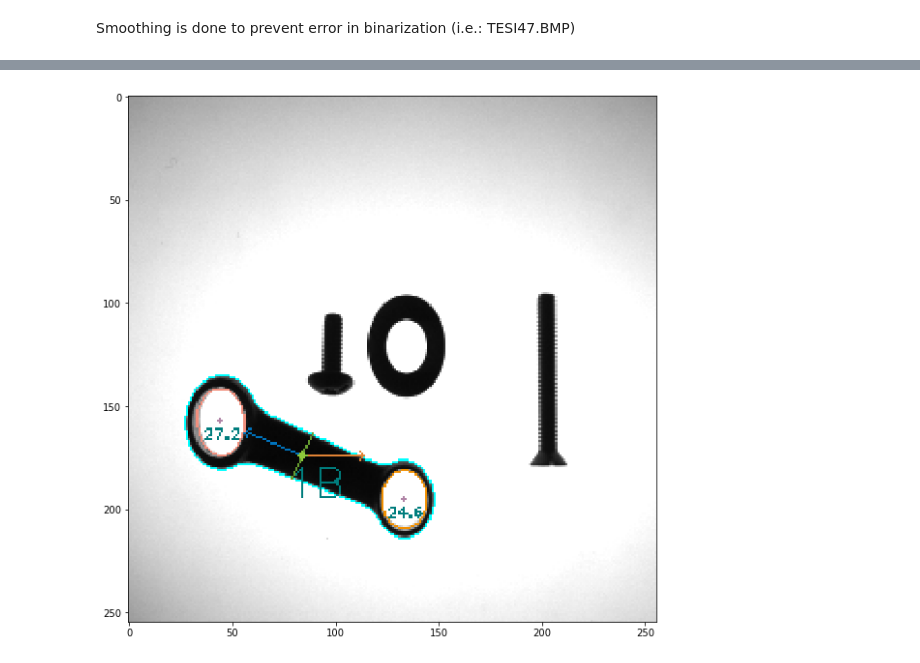
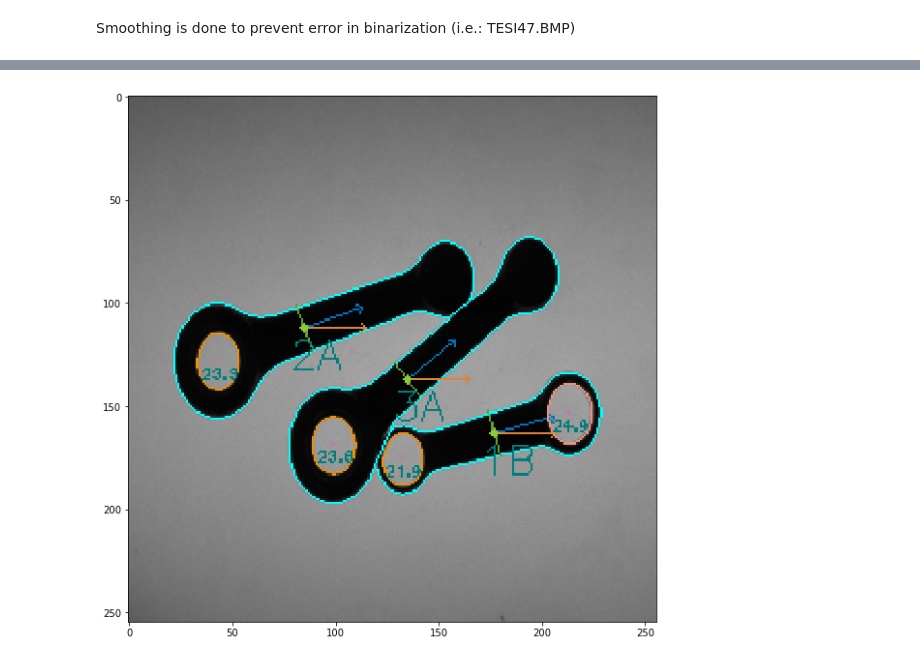
Before and after one commit to ggattoni/RodsInspection, a Jupyter notebook: Rods.ipynb, the cells around one changed output, grey strips where cells are left out. Cells and saved outputs as stored; diff of their text form; code cells hidden in the pictures.

```diff
--- a/Rods.ipynb
+++ b/Rods.ipynb
@@ -8,5 +6,5 @@ from scipy.spatial.distance import euclidean
 # %%
-img = cv2.imread('images/TESI49.BMP')
+img = cv2.imread('images/TESI51.BMP')
 imgGray = cv2.cvtColor(img, cv2.COLOR_BGR2GRAY)
 plt.imshow(img, cmap='gray');
 # %% [output]
@@ -73,0 +150,11 @@ indexes = np.where(allHierarchy[:, 3] == 0)[0]
+# %%
+if defectsFound:
+    # imgBorderIndex = np.argmax([cv2.contourArea(cnt) for cnt in contours])
+    allCorrContours = np.delete(corrContours, 0)
+    allCorrHierarchy = np.delete(corrHierarchy.reshape((-1, 4)), 0, axis=0)
+
+    corrContoursImg = img.copy()
+
+    cv2.drawContours(corrContoursImg, allCorrContours, -1, (0, 255, 255), 1)
+    plt.figure(figsize=(20, 20))
+    plt.imshow(corrContoursImg);
@@ -73,0 +163,10 @@ indexes = np.where(allHierarchy[:, 3] == 0)[0]
+# %%
+if defectsFound:
+    # Filter the outer contours and noise
+    rodsCorrContours = allCorrContours[allCorrHierarchy[:, 3] == 0]
+
+    rodsCorrContoursImg = img.copy()
+
+    cv2.drawContours(rodsCorrContoursImg, rodsCorrContours, -1, (0, 255, 255), 1)
+    plt.figure(figsize=(20, 20))
+    plt.imshow(rodsCorrContoursImg);
@@ -74,4 +175,11 @@ indexes = np.where(allHierarchy[:, 3] == 0)[0]
 # %%
+if defectsFound:
+    allContours = allCorrContours
+    rodsContours = rodsCorrContours
+    allHierarchy = allCorrHierarchy
+
+indexes = np.where(allHierarchy[:, 3] == 0)[0]
+
 posImg = img.copy()
 rodIndex = 1
 rodsSpecs = []
@@ -107,15 +215,13 @@ for i, cnt in enumerate(rodsContours):
         # cv2.drawContours(posImg, [box], 0, (242, 183, 159), 1)
 
         # Compute angle, lenght and width
-        (x, y), (length, width), angle = cv2.fitEllipse(cnt)
+        (x, y), (width, length), angle = cv2.fitEllipse(cnt)
         angle = int(180 + ((angle % 180) - 90) * (-1)) % 180
         rodsDict['angle'] = angle % 180
-        rodsDict['length'] = round(width, 2)
-        rodsDict['width'] = round(length, 2)
+        rodsDict['length'] = round(length, 2)
+        rodsDict['width'] = round(width, 2)
         arrowLength = 30
         radians = - angle * np.pi / 180
-
-        #print(length, width)
 
         x2 = int(round(np.cos(radians) * arrowLength + cx))
         y2 = int(round(np.sin(radians) * arrowLength + cy))
@@ -154,36 +260,34 @@ for i, cnt in enumerate(rodsContours):
             cv2.drawContours(posImg, hole.reshape(1, -1, 2), -1, (241, 143, n*125), 1)
 
             Mhole = cv2.moments(hole)
             cxHole = int(Mhole['m10']/Mhole['m00'])
             cyHole = int(Mhole['m01']/Mhole['m00'])
             holeDict['center'] = (cxHole, cyHole)
 
             cv2.circle(posImg, (cxHole, cyHole), 1, (177, 133, 167), -1)
 
             holeArea = cv2.contourArea(hole)
             equi_diameter = np.sqrt(4 * holeArea / np.pi)
             holeDict['diameter'] = round(equi_diameter, 2)
             cv2.putText(posImg, str(round(equi_diameter, 1)), (cxHole - 8, cyHole + 9), cv2.FONT_HERSHEY_PLAIN, 0.5, (0, 125, 125), 1)
             holesList.append(holeDict)
         rodsDict['holes'] = holesList
 
         # Classify rod
         if holesCount == 1:
             rodsDict['type'] = 'A'
             cv2.putText(posImg, str(rodIndex) + 'A', (cx - 7, cy + 20), cv2.FONT_HERSHEY_SIMPLEX, 0.66, (0, 125, 125), 1)
         elif holesCount == 2:
             rodsDict['type'] = 'B'
             cv2.putText(posImg, str(rodIndex) + 'B', (cx - 7, cy + 20), cv2.FONT_HERSHEY_SIMPLEX, 0.66, (0, 125, 125), 1)
 
-        # cv2.putText(posImg, str(angle), (cx + 5, cy + 20), cv2.FONT_HERSHEY_SIMPLEX, 0.66, (0, 225, 0), 1)
-
         rodsSpecs.append(rodsDict)
         rodIndex += 1
 
 plt.figure(figsize=(10, 10))
 plt.imshow(posImg);
 # %% [output]
-[figure, old version]
+[figure, new version]
 # %%
 import json
 print(json.dumps(rodsSpecs, indent=4, sort_keys=True))
```
Also changed, not shown: parts of 16 cells of this notebook.
